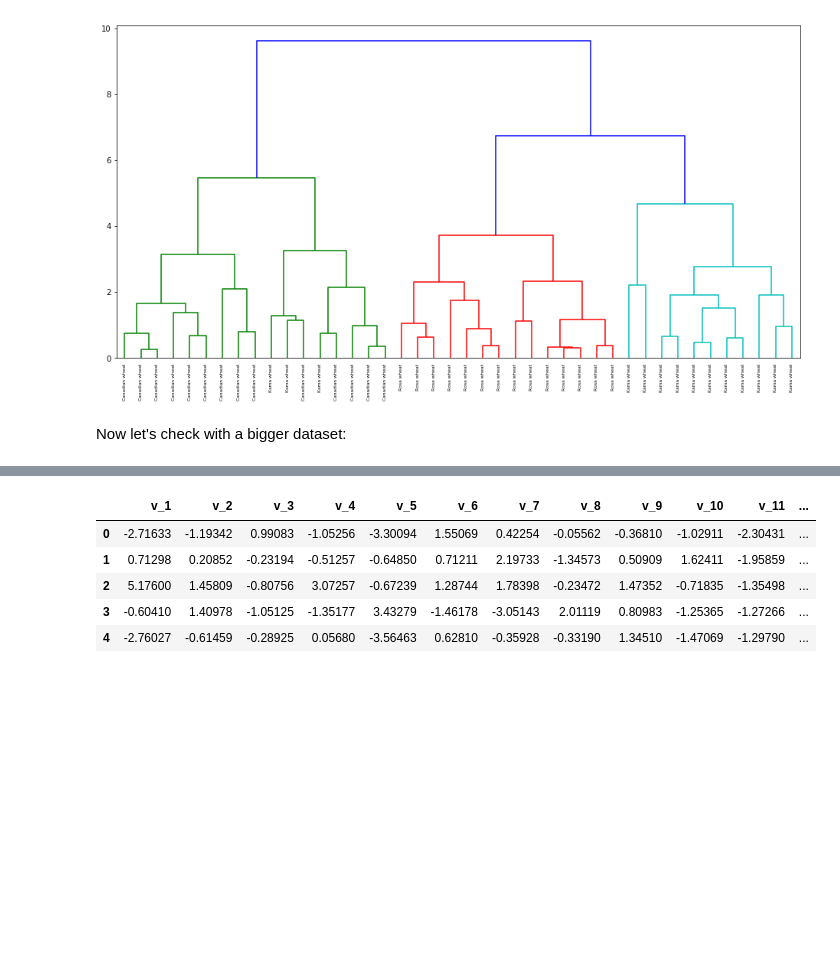
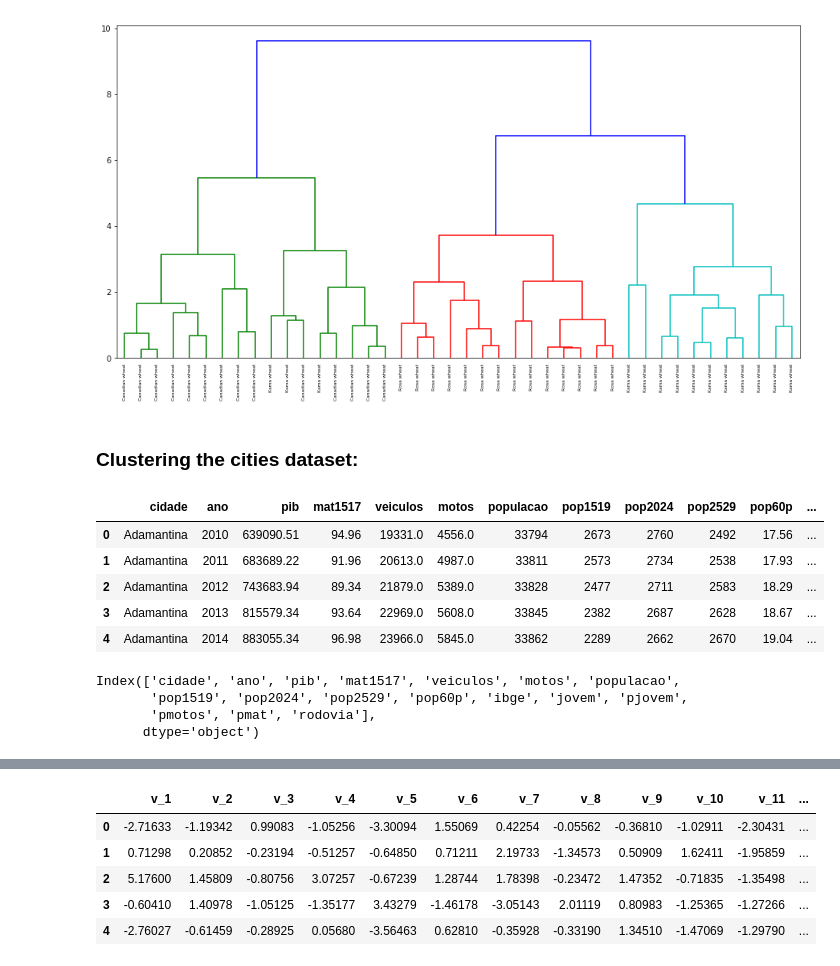
Before and after one commit to rsouza/FGV_Intro_DS, a Jupyter notebook: notebooks/ML_UNSUP_Clustering.ipynb, the cells around one changed output, grey strips where cells are left out. Saved outputs shown, nothing was run; the diff lists cells and outputs as text; code cells hidden in the pictures; blank space fills up the shorter version.

```diff
--- a/notebooks/ML_UNSUP_Clustering.ipynb
+++ b/notebooks/ML_UNSUP_Clustering.ipynb
@@ -156,5 +169,21 @@ dendrogram(mergings,
 plt.show()
 # %% [output]
 [figure]
-# %% [markdown]
-Now let's check with a bigger dataset:
+# %% [markdown]
+### Clustering the cities dataset:
+# %%
+df_cities.head()
+# %% [output]
+|  | cidade | ano | pib | mat1517 | veiculos | motos | populacao | pop1519 | pop2024 | pop2529 | pop60p | ... |
+| 0 | Adamantina | 2010 | 639090.51 | 94.96 | 19331.0 | 4556.0 | 33794 | 2673 | 2760 | 2492 | 17.56 | ... |
+| 1 | Adamantina | 2011 | 683689.22 | 91.96 | 20613.0 | 4987.0 | 33811 | 2573 | 2734 | 2538 | 17.93 | ... |
+| 2 | Adamantina | 2012 | 743683.94 | 89.34 | 21879.0 | 5389.0 | 33828 | 2477 | 2711 | 2583 | 18.29 | ... |
+| 3 | Adamantina | 2013 | 815579.34 | 93.64 | 22969.0 | 5608.0 | 33845 | 2382 | 2687 | 2628 | 18.67 | ... |
+| 4 | Adamantina | 2014 | 883055.34 | 96.98 | 23966.0 | 5845.0 | 33862 | 2289 | 2662 | 2670 | 19.04 | ... |
+# %%
+df_cities.columns
+# %% [output]
+Index(['cidade', 'ano', 'pib', 'mat1517', 'veiculos', 'motos', 'populacao',
+       'pop1519', 'pop2024', 'pop2529', 'pop60p', 'ibge', 'jovem', 'pjovem',
+       'pmotos', 'pmat', 'rodovia'],
+      dtype='object')
```
Also changed, not shown: parts of 20 cells of this notebook, 2 other files.
